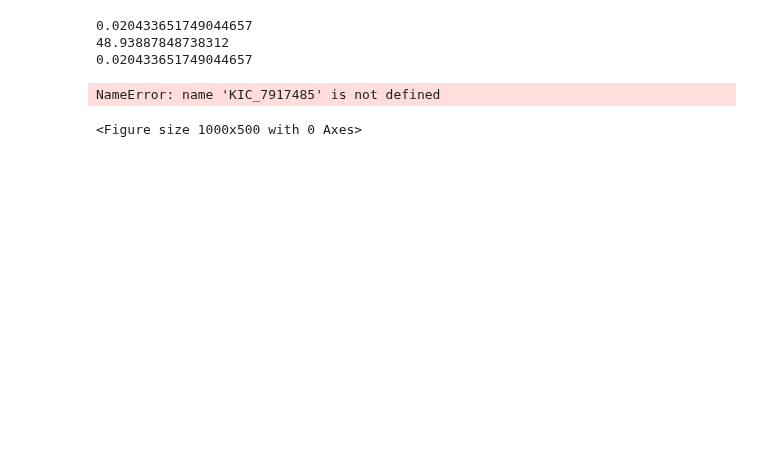
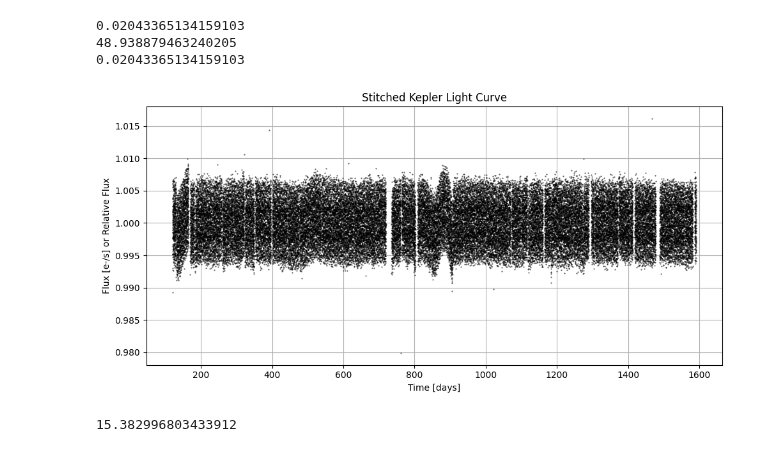
Before and after one commit to Hoggnation/cataloging_coherent_oscillators, a Jupyter notebook: Chi_Squared_Function_on_KIC_7917485.ipynb, the cells around one changed output. Cells and saved outputs as stored; diff of their text form; code cells hidden in the pictures; blank space fills up the shorter version.

```diff
--- a/Chi_Squared_Function_on_KIC_7917485.ipynb
+++ b/Chi_Squared_Function_on_KIC_7917485.ipynb
@@ -292,10 +283,0 @@ plt.show()
-# %%
-#array of time differences, find its median, use it to calculate the max frequency
-search_result = lk.search_lightcurve('KIC_7917485', mission='Kepler')
-lc_collection = search_result.download_all()
-# %% [output]
-0.020433651749044657
-48.93887848738312
-0.020433651749044657
-NameError: name 'KIC_7917485' is not defined
-<Figure size 1000x500 with 0 Axes>
@@ -302,5 +287,5 @@ NameError: name 'KIC_7917485' is not defined
 # %%
-
+#array of time differences, find its median, use it to calculate the max frequency
 lc = lc_collection.stitch()  # Combine all light curves in lc_collection
 sampling_rate_days= np.median(np.diff(lc.time))
 sampling_rate_days_no_units = sampling_rate_days.value #get rid of units
@@ -310,14 +295,21 @@ f_max_no_units = f_max.value #get rid of units (but it's actually in 1/days)
 print(sampling_rate_days_no_units)
 print(f_max_no_units)
 print(sampling_rate_days)
-
-plt.figure(figsize=(10, 5))
-lc.plot(label=f"Kepler {KIC_7917485}", marker='.', linestyle='none')
-plt.title(f"Light Curve of {KIC_7917485}")
-plt.xlabel("Time (days)")
-plt.ylabel("Normalized Flux")
-plt.grid()
-plt.show()
+# %% [output]
+0.02043365134159103
+48.938879463240205
+0.02043365134159103
+# %%
+plt.figure(figsize=(10, 5))
+plt.plot(lc.time.value, lc.flux.value, 'k.', markersize=1, alpha=0.7)
+plt.xlabel("Time [days]")
+plt.ylabel("Flux [e-/s] or Relative Flux")
+plt.title("Stitched Kepler Light Curve")
+plt.grid(True)
+plt.tight_layout()
+plt.show()
+# %% [output]
+[figure, added]
 # %%
 # Arrays for time, flux, uncertainity, and selecting our frequency from the refined peaks
 t = lc.time.value
@@ -325,6 +317,10 @@ flux = lc.flux.value
 sigma = lc.flux_err.value
 max_power_index = np.argmax(new_powers)
 nu = new_freqs[max_power_index]
+# %%
+print(nu)
+# %% [output]
+15.382996803433912
 # %%
 print(t.shape, flux.shape, sigma.shape)
 # %% [output]
```
Also changed, not shown: parts of 20 cells of this notebook.
